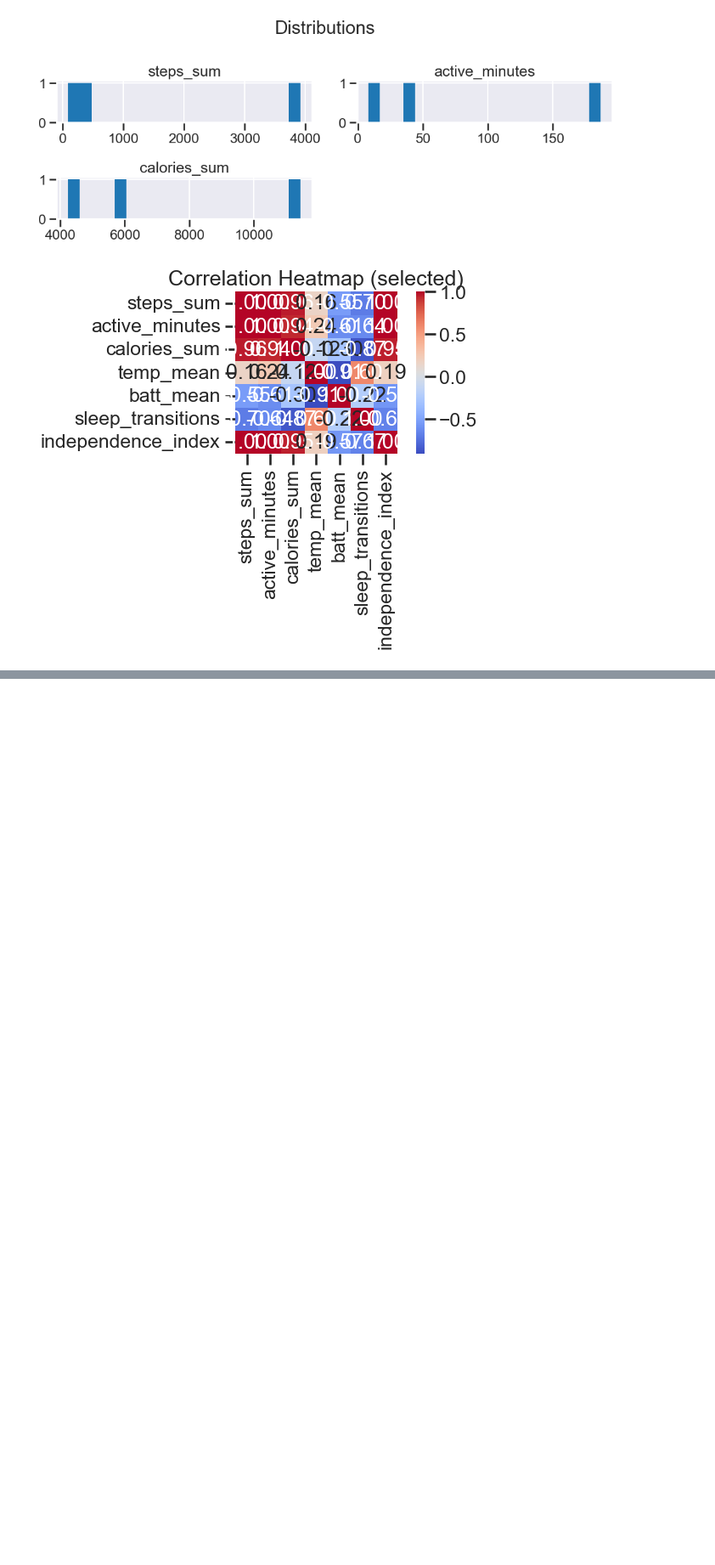
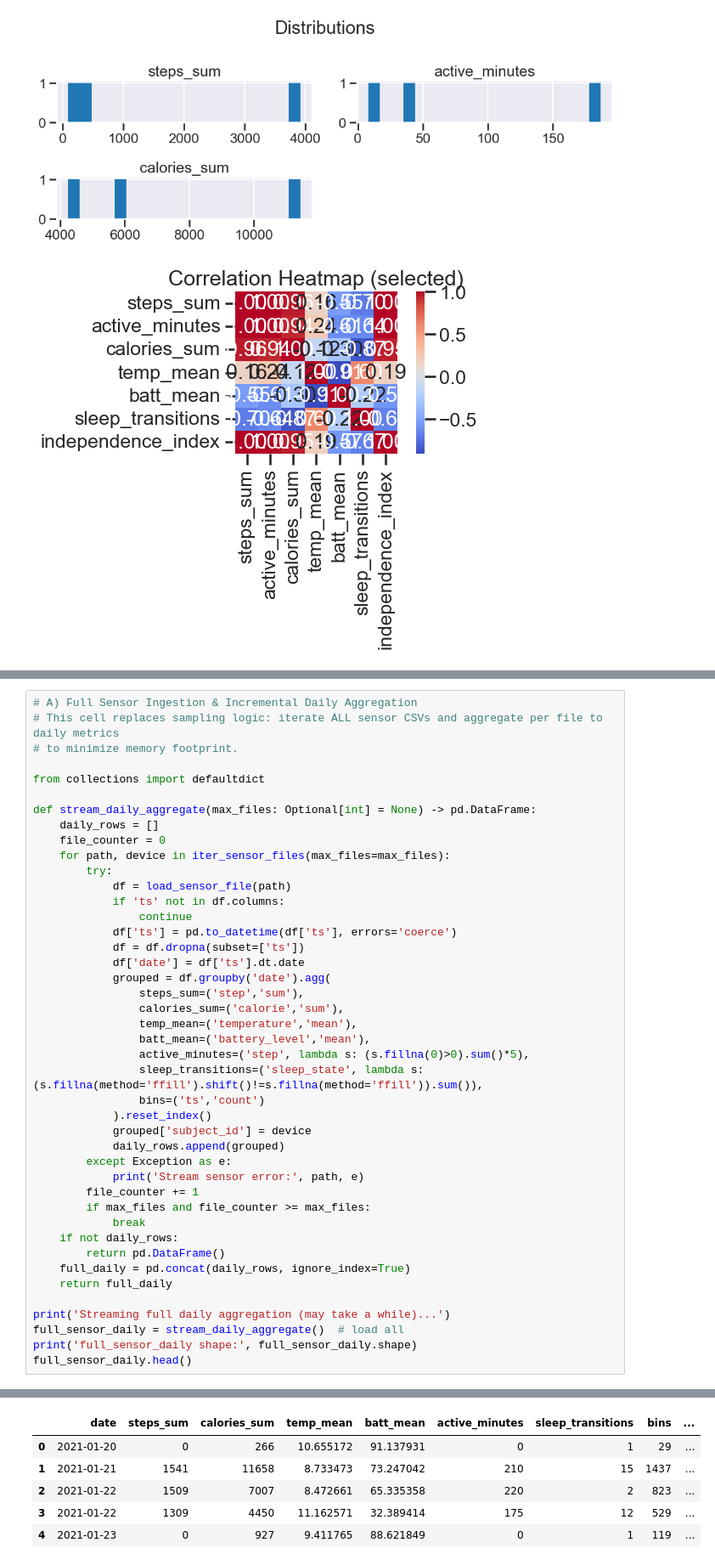
Before and after one commit to KKOIDF/AJ.Sanan-Project, a Jupyter notebook: Sanan_Project_Analysis.ipynb, the cells around one changed output, grey strips where cells are left out. Shown: that part at 85% size. Cells and saved outputs as stored; diff of their text form; blank space fills up the shorter version.

```diff
--- a/Sanan_Project_Analysis.ipynb
+++ b/Sanan_Project_Analysis.ipynb
@@ -827,0 +854,44 @@ NameError: name 'OPT_PATH' is not defined
+# %%
+# A) Full Sensor Ingestion & Incremental Daily Aggregation
+# This cell replaces sampling logic: iterate ALL sensor CSVs and aggregate per file to daily metrics
+# to minimize memory footprint.
+
+from collections import defaultdict
+
+def stream_daily_aggregate(max_files: Optional[int] = None) -> pd.DataFrame:
+    daily_rows = []
+    file_counter = 0
+    for path, device in iter_sensor_files(max_files=max_files):
+        try:
+            df = load_sensor_file(path)
+            if 'ts' not in df.columns:
+                continue
+            df['ts'] = pd.to_datetime(df['ts'], errors='coerce')
+            df = df.dropna(subset=['ts'])
+            df['date'] = df['ts'].dt.date
+            grouped = df.groupby('date').agg(
+                steps_sum=('step','sum'),
+                calories_sum=('calorie','sum'),
+                temp_mean=('temperature','mean'),
+                batt_mean=('battery_level','mean'),
+                active_minutes=('step', lambda s: (s.fillna(0)>0).sum()*5),
+                sleep_transitions=('sleep_state', lambda s: (s.fillna(method='ffill').shift()!=s.fillna(method='ffill')).sum()),
+                bins=('ts','count')
+            ).reset_index()
+            grouped['subject_id'] = device
+            daily_rows.append(grouped)
+        except Exception as e:
+            print('Stream sensor error:', path, e)
+        file_counter += 1
+        if max_files and file_counter >= max_files:
+            break
+    if not daily_rows:
+        return pd.DataFrame()
+    full_daily = pd.concat(daily_rows, ignore_index=True)
+    return full_daily
+
+print('Streaming full daily aggregation (may take a while)...')
+full_sensor_daily = stream_daily_aggregate()  # load all
+print('full_sensor_daily shape:', full_sensor_daily.shape)
+full_sensor_daily.head()
+# %% [output]
@@ -827,0 +915,6 @@ NameError: name 'OPT_PATH' is not defined
+|  | date | steps_sum | calories_sum | temp_mean | batt_mean | active_minutes | sleep_transitions | bins | ... |
+| 0 | 2021-01-20 | 0 | 266 | 10.655172 | 91.137931 | 0 | 1 | 29 | ... |
+| 1 | 2021-01-21 | 1541 | 11658 | 8.733473 | 73.247042 | 210 | 15 | 1437 | ... |
+| 2 | 2021-01-22 | 1509 | 7007 | 8.472661 | 65.335358 | 220 | 2 | 823 | ... |
+| 3 | 2021-01-22 | 1309 | 4450 | 11.162571 | 32.389414 | 175 | 12 | 529 | ... |
+| 4 | 2021-01-23 | 0 | 927 | 9.411765 | 88.621849 | 0 | 1 | 119 | ... |
```
Also changed, not shown: parts of 8 cells of this notebook.
